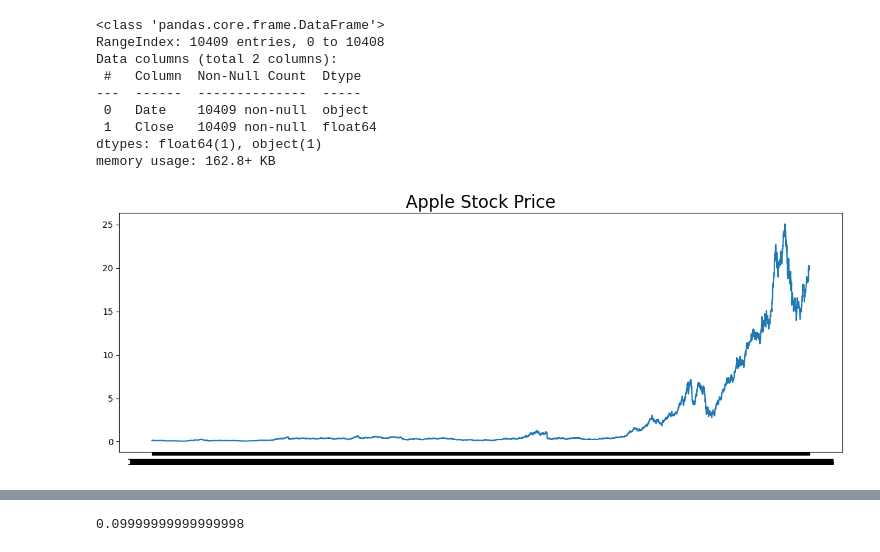
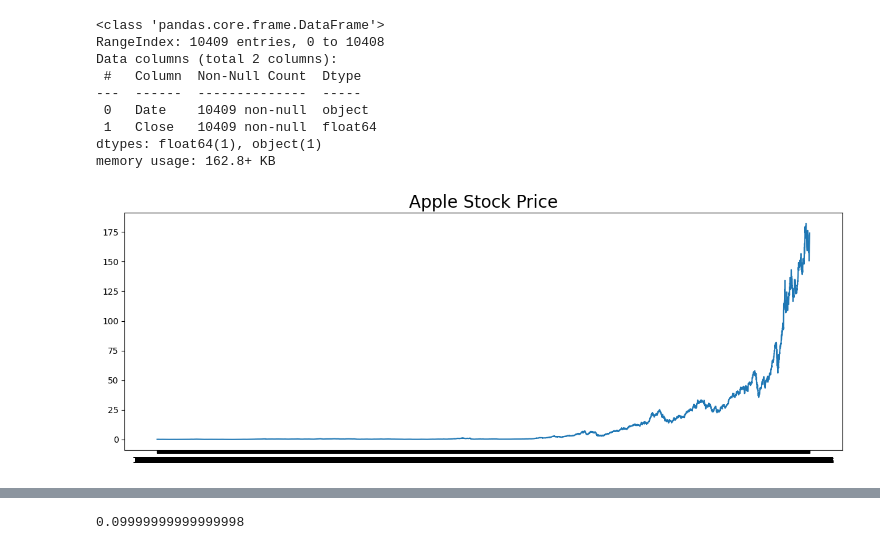
Before and after one commit to AxelSeanCP/Apple-Stock-Forecast, a Jupyter notebook: Timeseries_Model.ipynb, the cells around one changed output, grey strips where cells are left out. Drawn from its saved outputs; the diff is of its cells as text; code cells hidden in the pictures.

```diff
--- a/Timeseries_Model.ipynb
+++ b/Timeseries_Model.ipynb
@@ -53,11 +53,11 @@ dates_test = data_test['Date'].values
 stock_test = data_test['Close'].values
 # %%
 plt.figure(figsize=(15,5))
-plt.plot(dates,stock)
+plt.plot(df['Date'],df['Close'])
 plt.title('Apple Stock Price', fontsize=20)
 plt.show()
 # %% [output]
-[figure, old version]
+[figure, new version]
 # %%
 min_max_scaler = MinMaxScaler()
 stock = stock.reshape(-1,1)
```
Also changed, not shown: parts of 14 cells of this notebook, 7 other files.
